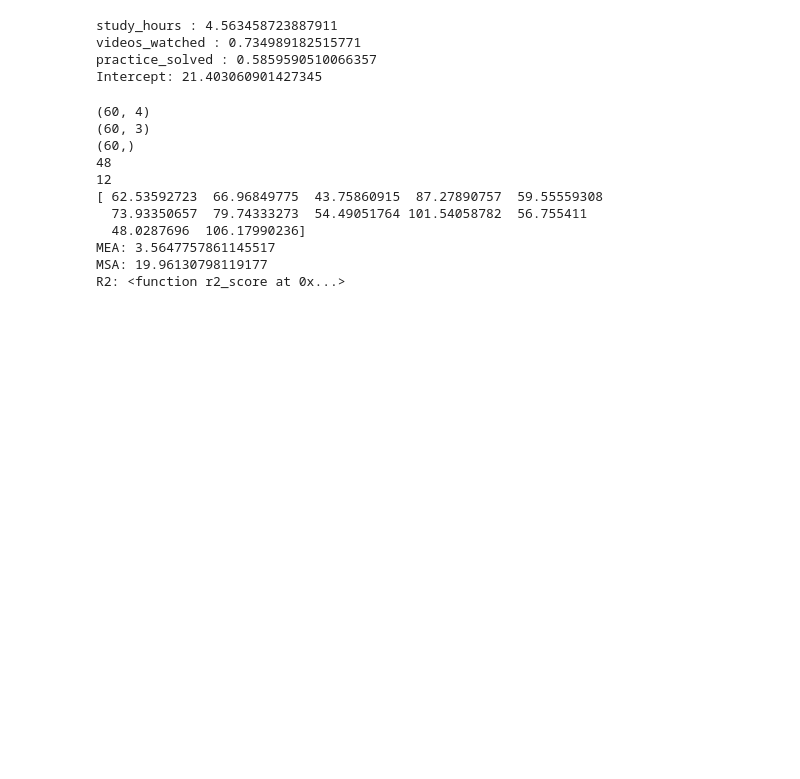
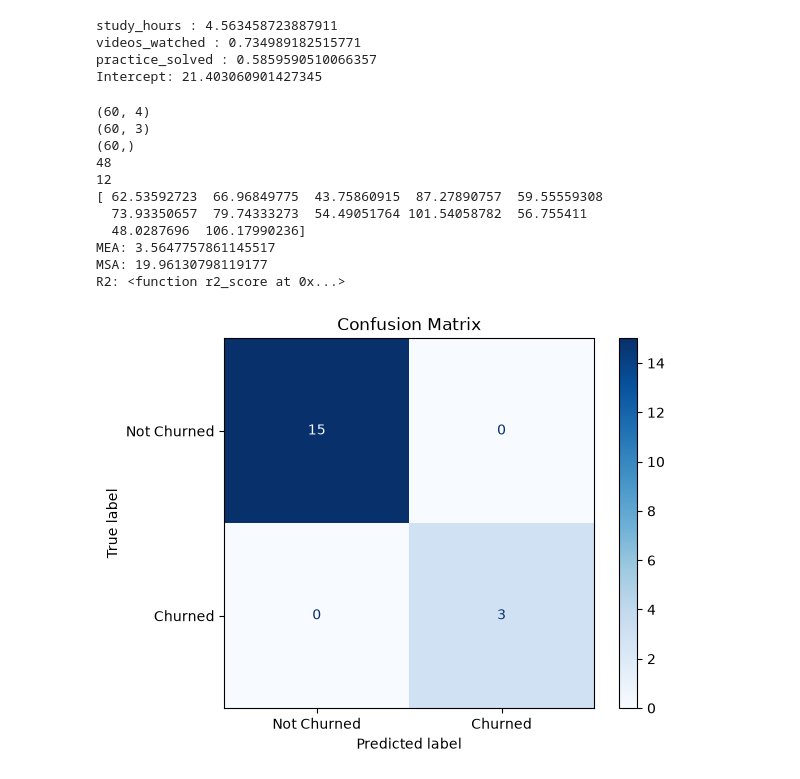
Before and after one commit to setareh3607-bot/projects, a Jupyter notebook: HW/HW7.ipynb, the cells around one changed output. Cells and saved outputs as stored; diff of their text form; code cells hidden in the pictures; blank space fills up the shorter version.

```diff
--- a/HW/HW7.ipynb
+++ b/HW/HW7.ipynb
@@ -101,0 +172,24 @@ R2: <function r2_score at 0x...>
+# %%
+x = gym_data.head()
+counts = gym_data["churned"].value_counts(normalize=True) * 100
+X = gym_data.drop(columns=["churned"])
+y = gym_data["churned"]
+x_train, x_test, y_train, y_test = train_test_split(X, y, test_size=0.2, random_state=42, stratify=y)
+
+scaler = StandardScaler()
+x_train_scaler = scaler.fit_transform(x_train)
+x_test_scaler = scaler.transform(x_test)
+model = LogisticRegression()
+model.fit(x_train_scaler, y_train)
+y_predict = model.predict(x_test_scaler)
+accuracy = accuracy_score(y_test, y_predict)
+precision = precision_score(y_test, y_predict, zero_division=0)
+recall = recall_score(y_test, y_predict, zero_division=0)
+f1 = f1_score(y_test, y_predict, zero_division=0)
+cm = confusion_matrix(y_test, y_predict, labels=[0, 1])
+display = ConfusionMatrixDisplay(confusion_matrix=cm, display_labels=["Not Churned", "Churned"])
+display.plot(cmap="Blues")
+plt.title("Confusion Matrix")
+plt.show()
+# %% [output]
+[figure, added]
```
Also changed, not shown: parts of 3 cells of this notebook.
